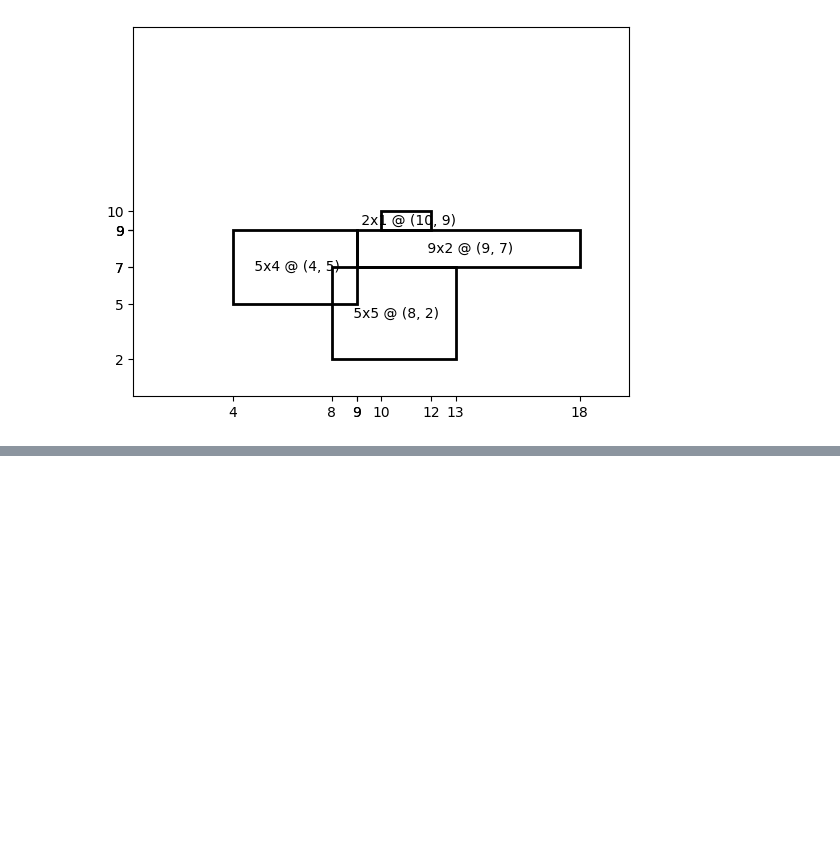
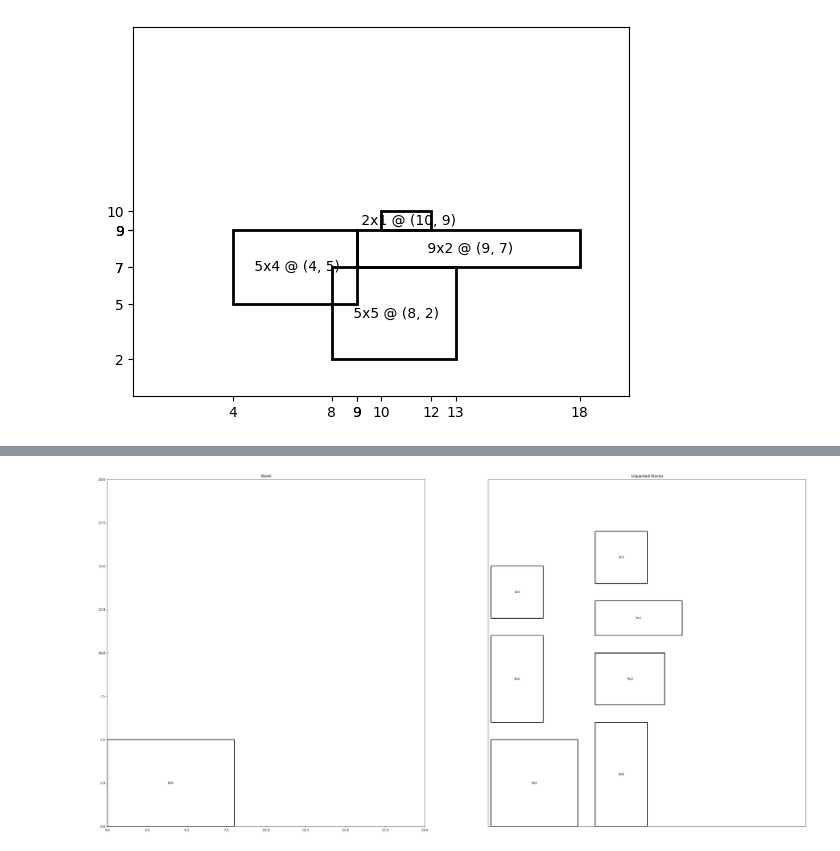
Before and after one commit to parsakzr/cutting-stock-problem, a Jupyter notebook: notebook.ipynb, the cells around one changed output, grey strips where cells are left out. Drawn from its saved outputs; the diff is of its cells as text; code cells hidden in the pictures; blank space fills up the shorter version.

```diff
--- a/notebook.ipynb
+++ b/notebook.ipynb
@@ -61,0 +64,5 @@ visual_sheet.draw(unpacked=True)
+# %%
+sheet.pack(sheet.unpacked_stocks[0], (0, 0))
+VisualSheet(sheet).draw(unpacked=True)
+# %% [output]
+[figure, added]
```
Also changed, not shown: parts of 4 cells of this notebook, 1 other file.
